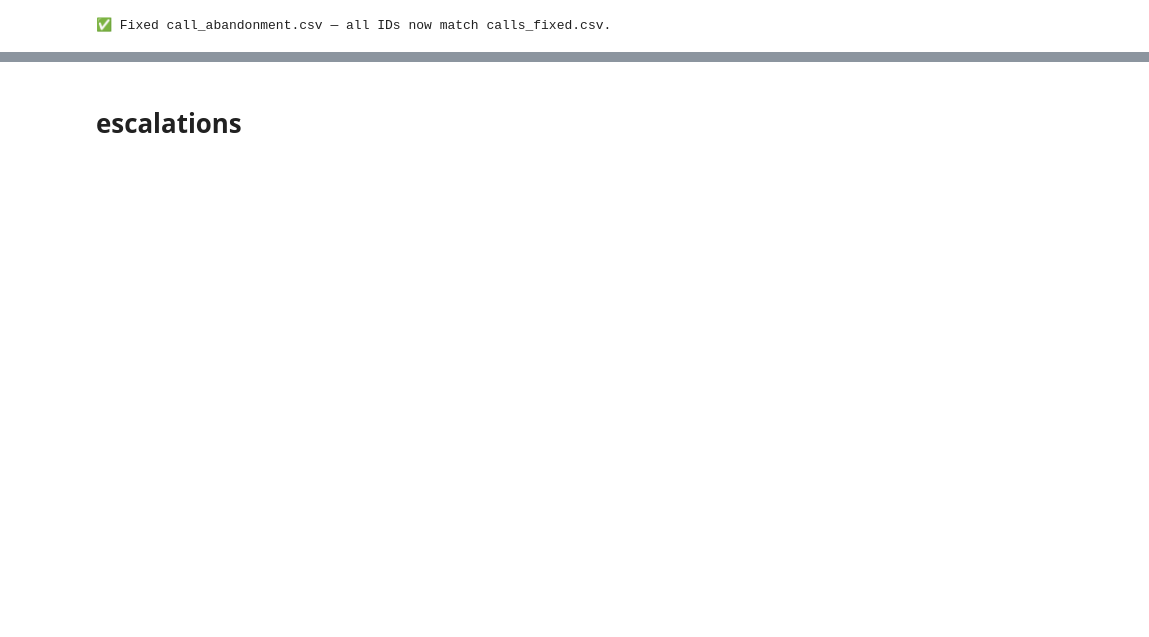
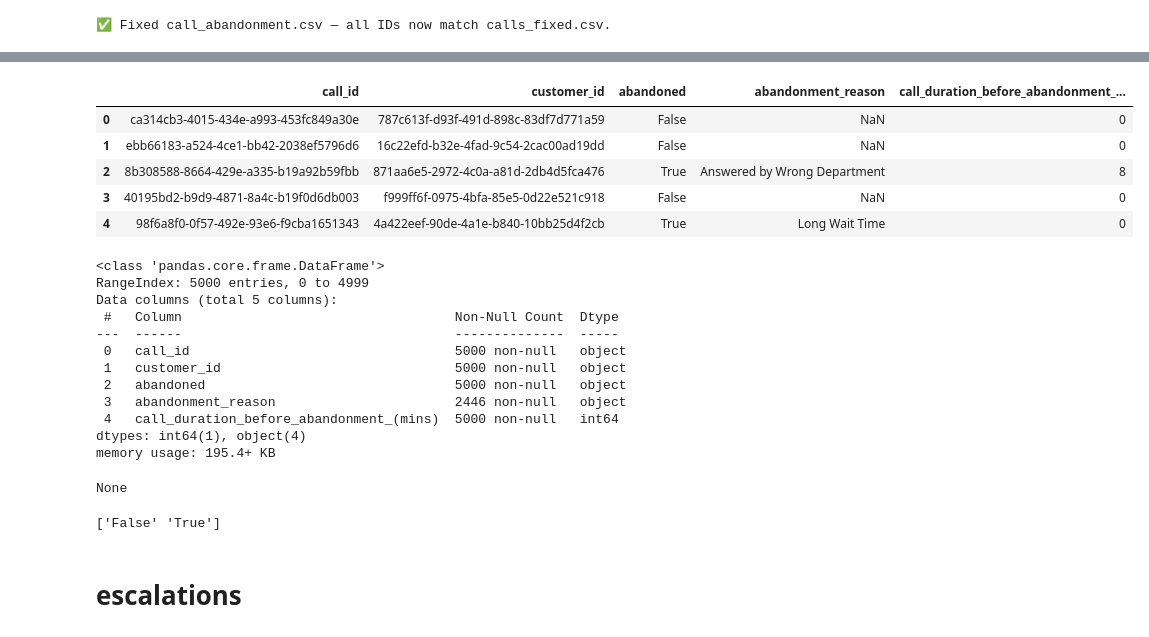
Before and after one commit to DelmarB/call_center_project, a Jupyter notebook: notebooks/proof_clean_datasets.ipynb, the cells around one changed output, grey strips where cells are left out. Cells and saved outputs as stored; diff of their text form; code cells hidden in the pictures; blank space fills up the shorter version.

```diff
--- a/notebooks/proof_clean_datasets.ipynb
+++ b/notebooks/proof_clean_datasets.ipynb
@@ -236,3 +330,48 @@ print("✅ Fixed call_abandonment.csv — all IDs now match calls_fixed.csv.")
+# %%
+import pandas as pd
+
+# Load the CSV
+abandonments = pd.read_csv("../data/clean/call_abandonment_fixed.csv")
+
+# 1. Fix 'call_duration_before_abandonment_(mins)' column
+# Convert to integers (rounding if needed), handle NaN values
+abandonments['call_duration_before_abandonment_(mins)'] = abandonments['call_duration_before_abandonment_(mins)'].apply(pd.to_numeric, errors='coerce')
+abandonments['call_duration_before_abandonment_(mins)'] = abandonments['call_duration_before_abandonment_(mins)'].fillna(0)  # Change NaN to 0
+abandonments['call_duration_before_abandonment_(mins)'] = abandonments['call_duration_before_abandonment_(mins)'].apply(lambda x: round(x) if pd.notna(x) else 0)
+
+# 2. Ensure 'abandoned' column is of type string ("True"/"False")
+abandonments['abandoned'] = abandonments['abandoned'].apply(lambda x: 'True' if x else 'False')
+
+# 3. Save the cleaned data to the same CSV file (overwrite the original)
+abandonments.to_csv("../data/clean/call_abandonment_fixed_2.csv", index=False)
+
+# Display cleaned data to verify
+display(abandonments.head())
+display(abandonments.info())
+# %% [output]
+|  | call_id | customer_id | abandoned | abandonment_reason | call_duration_before_abandonment_... |
+| 0 | ca314cb3-4015-434e-a993-453fc849a30e | 787c613f-d93f-491d-898c-83df7d771a59 | False | NaN | 0 |
+| 1 | ebb66183-a524-4ce1-bb42-2038ef5796d6 | 16c22efd-b32e-4fad-9c54-2cac00ad19dd | False | NaN | 0 |
+| 2 | 8b308588-8664-429e-a335-b19a92b59fbb | 871aa6e5-2972-4c0a-a81d-2db4d5fca476 | True | Answered by Wrong Department | 8 |
+| 3 | 40195bd2-b9d9-4871-8a4c-b19f0d6db003 | f999ff6f-0975-4bfa-85e5-0d22e521c918 | False | NaN | 0 |
+| 4 | 98f6a8f0-0f57-492e-93e6-f9cba1651343 | 4a422eef-90de-4a1e-b840-10bb25d4f2cb | True | Long Wait Time | 0 |
+<class 'pandas.core.frame.DataFrame'>
+RangeIndex: 5000 entries, 0 to 4999
+Data columns (total 5 columns):
+ #   Column                                   Non-Null Count  Dtype
+---  ------                                   --------------  -----
+ 0   call_id                                  5000 non-null   object
+ 1   customer_id                              5000 non-null   object
+ 2   abandoned                                5000 non-null   object
+ 3   abandonment_reason                       2446 non-null   object
+ 4   call_duration_before_abandonment_(mins)  5000 non-null   int64
+dtypes: int64(1), object(4)
+memory usage: 195.4+ KB
+None
+# %%
+print(abandonments['abandoned'].unique())
+# %% [output]
+['False' 'True']
 # %% [markdown]
 # escalations
 # %%
```
Also changed, not shown: parts of 7 cells of this notebook, 20 other files.
